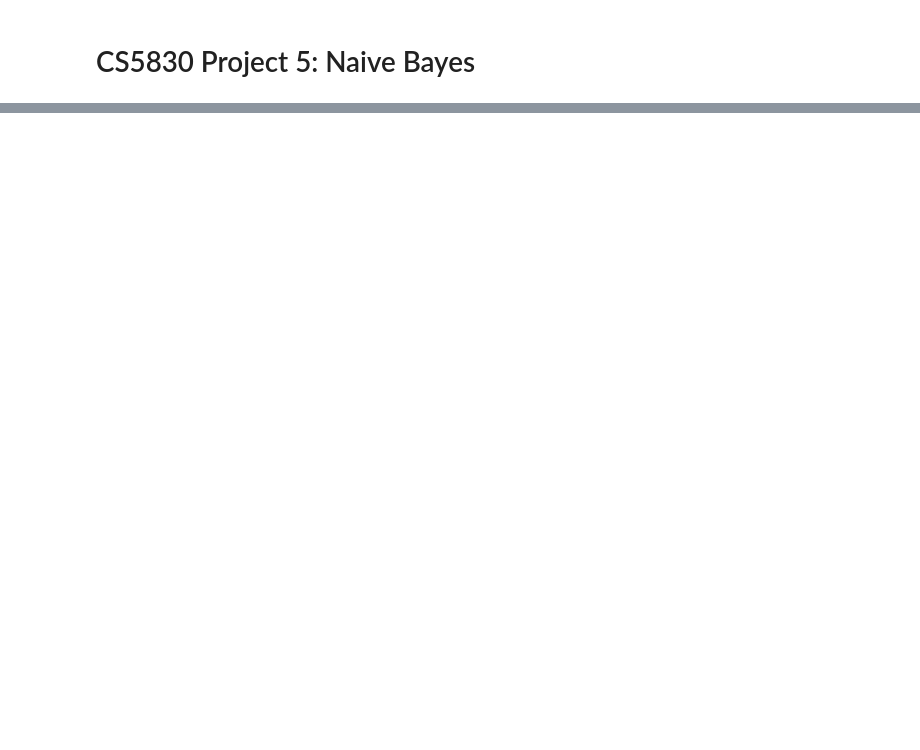
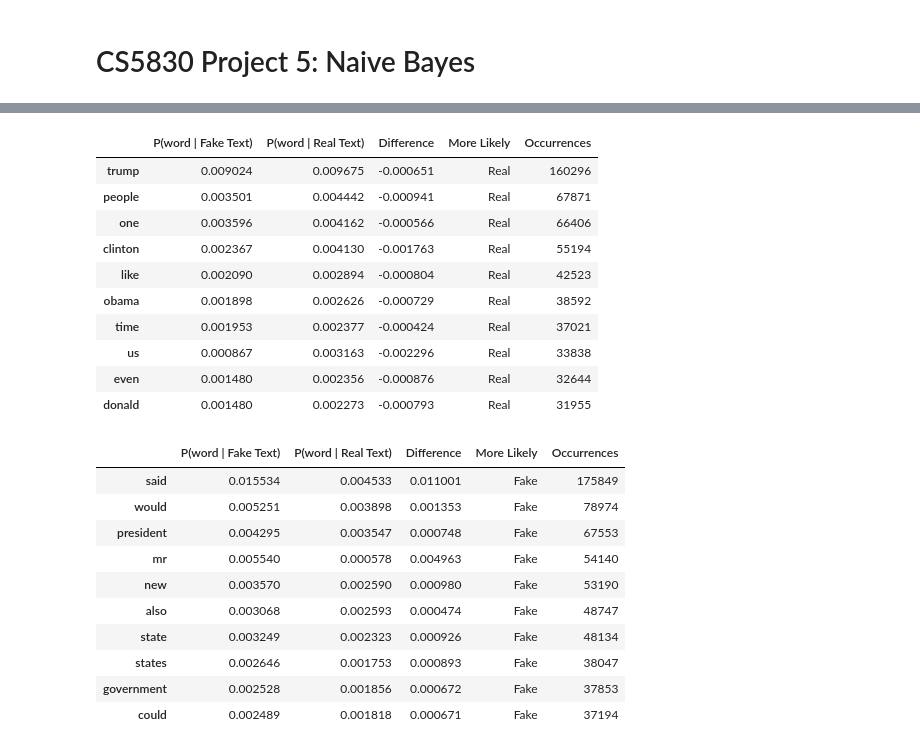
Before and after one commit to Karls-lab/naiveBayes, a Jupyter notebook: project5.ipynb, the cells around one changed output, grey strips where cells are left out. Drawn from its saved outputs; the diff is of its cells as text; code cells hidden in the pictures; blank space fills up the shorter version.

```diff
--- a/project5.ipynb
+++ b/project5.ipynb
@@ -101,12 +156,35 @@ plt.title('Article Text Confusion Matrix')
 # %%
 news_probs_text = get_news_probs(mnb, cv, X_train_counts, "text")
 
-sorted_occuring = news_probs_text.sort_values(by='Occurences', ascending=False)
-most_occuring_real = sorted_occuring[sorted_occuring['More Likely'] == 'Real'][0:10]
-most_occuring_fake = sorted_occuring[sorted_occuring['More Likely'] == 'Fake'][0:10]
+sorted_occurring = news_probs_text.sort_values(by='Occurrences', ascending=False)
+most_occurring_real = sorted_occurring[sorted_occurring['More Likely'] == 'Real'][0:10]
+most_occurring_fake = sorted_occurring[sorted_occurring['More Likely'] == 'Fake'][0:10]
 
-display(most_occuring_real)
-display(most_occuring_fake)
+display(most_occurring_real)
+display(most_occurring_fake)
+# %% [output]
+|  | P(word | Fake Text) | P(word | Real Text) | Difference | More Likely | Occurrences |
+| trump | 0.009024 | 0.009675 | -0.000651 | Real | 160296 |
+| people | 0.003501 | 0.004442 | -0.000941 | Real | 67871 |
+| one | 0.003596 | 0.004162 | -0.000566 | Real | 66406 |
+| clinton | 0.002367 | 0.004130 | -0.001763 | Real | 55194 |
+| like | 0.002090 | 0.002894 | -0.000804 | Real | 42523 |
+| obama | 0.001898 | 0.002626 | -0.000729 | Real | 38592 |
+| time | 0.001953 | 0.002377 | -0.000424 | Real | 37021 |
+| us | 0.000867 | 0.003163 | -0.002296 | Real | 33838 |
+| even | 0.001480 | 0.002356 | -0.000876 | Real | 32644 |
+| donald | 0.001480 | 0.002273 | -0.000793 | Real | 31955 |
+|  | P(word | Fake Text) | P(word | Real Text) | Difference | More Likely | Occurrences |
+| said | 0.015534 | 0.004533 | 0.011001 | Fake | 175849 |
+| would | 0.005251 | 0.003898 | 0.001353 | Fake | 78974 |
+| president | 0.004295 | 0.003547 | 0.000748 | Fake | 67553 |
+| mr | 0.005540 | 0.000578 | 0.004963 | Fake | 54140 |
+| new | 0.003570 | 0.002590 | 0.000980 | Fake | 53190 |
+| also | 0.003068 | 0.002593 | 0.000474 | Fake | 48747 |
+| state | 0.003249 | 0.002323 | 0.000926 | Fake | 48134 |
+| states | 0.002646 | 0.001753 | 0.000893 | Fake | 38047 |
+| government | 0.002528 | 0.001856 | 0.000672 | Fake | 37853 |
+| could | 0.002489 | 0.001818 | 0.000671 | Fake | 37194 |
 # %%
 # Vote using a simple logical OR
 y_pred_combined = y_pred_title | y_pred_text
```
Also changed, not shown: parts of 7 cells of this notebook, 1 other file.
